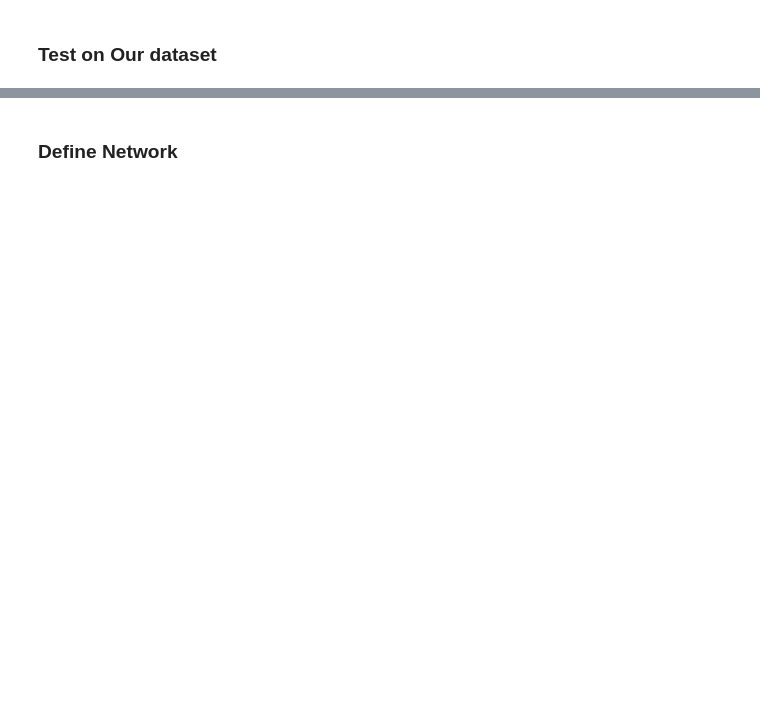
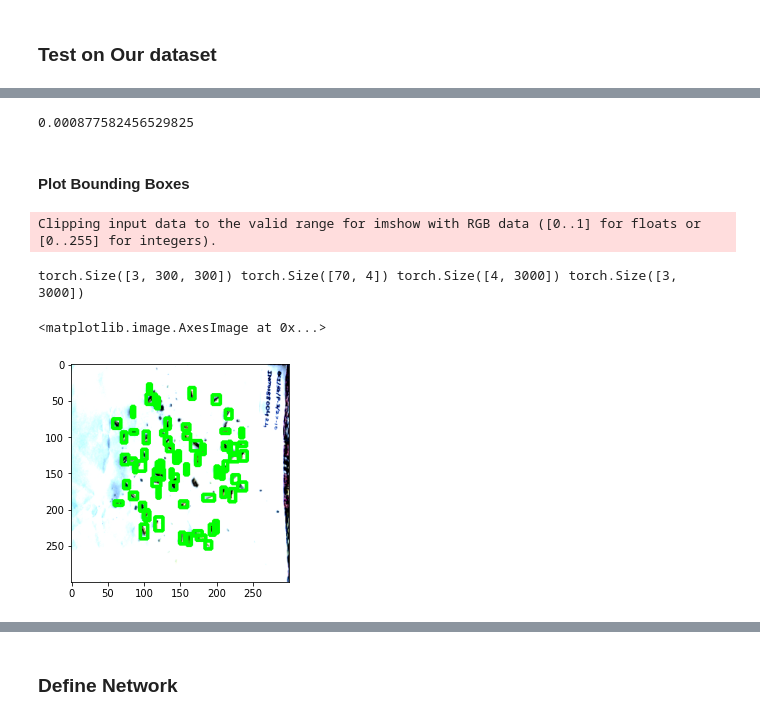
Before and after one commit to KSV2001/pest-monitoring-new, a Jupyter notebook: analysis/exp-test-coco.ipynb, the cells around one changed output, grey strips where cells are left out. Cells and saved outputs as stored; diff of their text form; code cells hidden in the pictures; blank space fills up the shorter version.

```diff
--- a/analysis/exp-test-coco.ipynb
+++ b/analysis/exp-test-coco.ipynb
@@ -29,8 +33,8 @@ initialize(config_path="../configs/", job_name="test_app")
 # %% [output]
 hydra.initialize()
 # %%
-config = compose(config_name="experiments/pest-detection-ssd/base.yaml", overrides=[])
+config = compose(config_name="experiments/pest-detection-ssd/debug/overfit-lite.yaml", overrides=[])
 # %%
-datamodule: LightningDataModule = hydra.utils.instantiate(config.datamodule, data_config = config.datamodule, _recursive_=False)
+datamodule: LightningDataModule = hydra.utils.instantiate(config.datamodule, data_config = config.datamodule, batch_size = 32, _recursive_=False)
 datamodule.setup()
 # %%
@@ -132,0 +116,4 @@ for idx in range(plocs.shape[0]):
+# %%
+out['mAP']
+# %% [output]
+0.000877582456529825
@@ -132,0 +144,2 @@ for idx in range(plocs.shape[0]):
+# %% [markdown]
+#### Plot Bounding Boxes
@@ -132,0 +217,15 @@ for idx in range(plocs.shape[0]):
+# %%
+i = 11
+img_id, image, ground_truth_box, ploc, plabel = img_ids[i], images[i], glocs[i], plocs[i], plabels[i]
+
+im = np.transpose(image.numpy(), (1, 2, 0))
+bbox = ground_truth_box.numpy()
+bbox = (bbox * 300).astype(np.int32).tolist()
+print (image.shape, ground_truth_box.shape, ploc.shape, plabel.shape)
+
+plt.imshow(draw_multiple_rectangles(im, bbox, bbox_color=(0, 255, 0)))
+# %% [output]
+Clipping input data to the valid range for imshow with RGB data ([0..1] for floats or [0..255] for integers).
+torch.Size([3, 300, 300]) torch.Size([70, 4]) torch.Size([4, 3000]) torch.Size([3, 3000])
+<matplotlib.image.AxesImage at 0x...>
+[figure, added]
```
Also changed, not shown: parts of 33 cells of this notebook, 58 other files.
